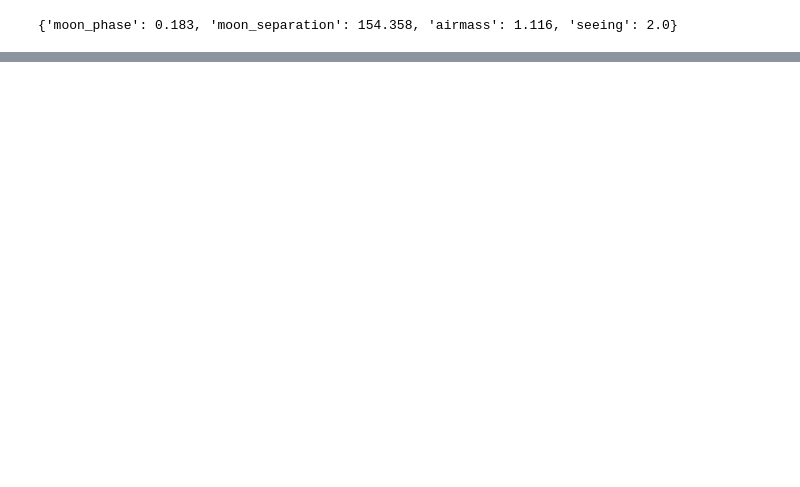
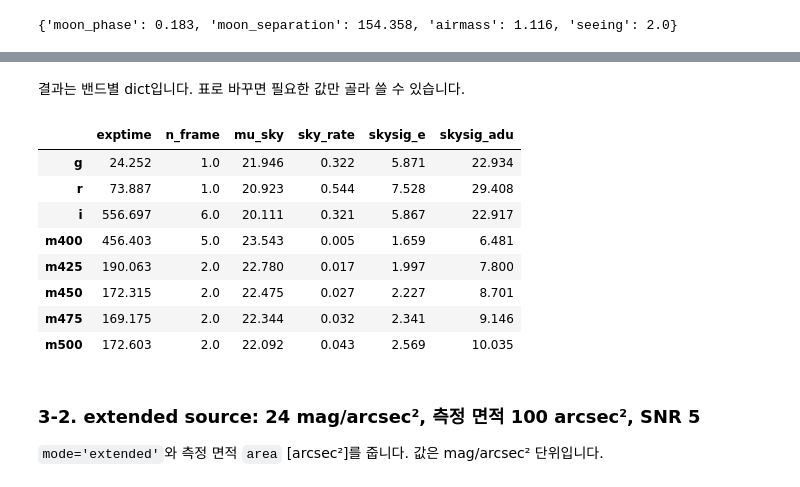
Before and after one commit to AstroWanni/7dt_etc, a Jupyter notebook: examples/7dt_etc_demo.ipynb, the cells around one changed output, grey strips where cells are left out. Saved outputs shown, nothing was run; the diff lists cells and outputs as text; code cells hidden in the pictures; blank space fills up the shorter version.

```diff
--- a/examples/7dt_etc_demo.ipynb
+++ b/examples/7dt_etc_demo.ipynb
@@ -41,8 +45,9 @@ seventdt 1.0.1
 # %%
 TARGET = dict(ra=30.968, dec=-4.245)                       # 예시 대상
 OBSDATE = '2026-09-15T07:10:00'                            # UTC
-cond_auto = resolve_conditions(**TARGET, obsdate=OBSDATE, seeing=2.0)
-cond_manual = dict(moon_phase=0.1, moon_separation=120, airmass=1.2, seeing=2.0)
+cond_target = dict(**TARGET, obsdate=OBSDATE, seeing=2.0)  # 좌표 + 시각 -> 조건 자동 계산
+cond_manual = dict(moon_phase=0.1, moon_separation=120, airmass=1.2, seeing=2.0)   # 조건 직접 지정
+cond_auto = resolve_conditions(**cond_target)
 print({k: round(v, 3) for k, v in cond_auto.items() if k in ('moon_phase', 'moon_separation', 'airmass', 'seeing')})
 # %% [output]
 {'moon_phase': 0.183, 'moon_separation': 154.358, 'airmass': 1.116, 'seeing': 2.0}
@@ -58,0 +70,3 @@ print({k: round(v, 3) for k, v in cond_auto.items() if k in ('moon_phase', 'moon
+# %%
+calc = ExposureCalculator()          # 10" aperture (기본)
+res = calc.calculate_exptime('all', 19.5, snr=5, **cond_target)
@@ -58,0 +91,18 @@ print({k: round(v, 3) for k, v in cond_auto.items() if k in ('moon_phase', 'moon
+# %% [markdown]
+결과는 밴드별 dict입니다. 표로 바꾸면 필요한 값만 골라 쓸 수 있습니다.
+# %%
+pd.DataFrame(res).T[['exptime', 'n_frame', 'mu_sky', 'sky_rate', 'skysig_e', 'skysig_adu']].astype(float).round(3).head(8)
+# %% [output]
+|  | exptime | n_frame | mu_sky | sky_rate | skysig_e | skysig_adu |
+| g | 24.252 | 1.0 | 21.946 | 0.322 | 5.871 | 22.934 |
+| r | 73.887 | 1.0 | 20.923 | 0.544 | 7.528 | 29.408 |
+| i | 556.697 | 6.0 | 20.111 | 0.321 | 5.867 | 22.917 |
+| m400 | 456.403 | 5.0 | 23.543 | 0.005 | 1.659 | 6.481 |
+| m425 | 190.063 | 2.0 | 22.780 | 0.017 | 1.997 | 7.800 |
+| m450 | 172.315 | 2.0 | 22.475 | 0.027 | 2.227 | 8.701 |
+| m475 | 169.175 | 2.0 | 22.344 | 0.032 | 2.341 | 9.146 |
+| m500 | 172.603 | 2.0 | 22.092 | 0.043 | 2.569 | 10.035 |
+# %% [markdown]
+### 3-2. extended source: 24 mag/arcsec², 측정 면적 100 arcsec², SNR 5
+
+`mode='extended'`와 측정 면적 `area` [arcsec²]를 줍니다. 값은 mag/arcsec² 단위입니다.
```
Also changed, not shown: parts of 63 cells of this notebook, 24 other files.
